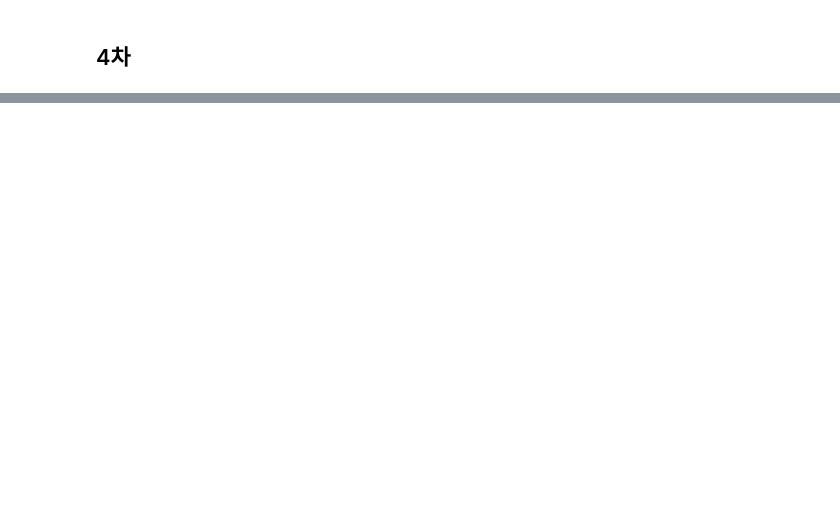
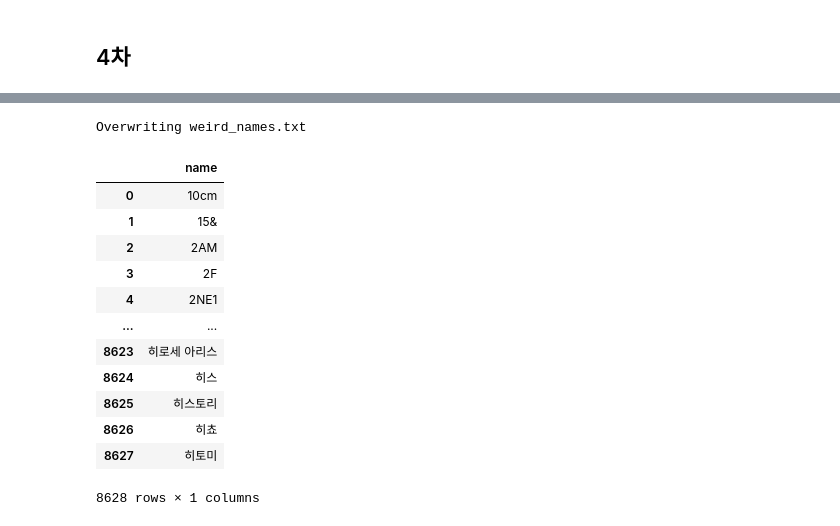
Before and after one commit to Insight-Sogang-Univ/CaptionTeam, a Jupyter notebook: name_crawling.ipynb, the cells around one changed output, grey strips where cells are left out. Cells and saved outputs as stored; diff of their text form; code cells hidden in the pictures; blank space fills up the shorter version.

```diff
--- a/name_crawling.ipynb
+++ b/name_crawling.ipynb
@@ -246,2 +246,28 @@ new_names
+# %%
+%%writefile weird_names.txt
+가린 가을 강성 강인 강철 검지 걸크러쉬 고수 구원 그리 기린 길 나라 나들 나무 나비 낯선 노루 노을 다이아 단발머리 달님 도끼 도하 디오 딸기우유 라도 라디 라마 레이 로운 리나 리아 리즈 말로 모닝 뮤지 미니 미소 미지 민트 바람 방대한 배너 백상 백호 범주 보나 보다 보람 블루 비니 비범 빛나 상추 서리 서린 선미 선율 소금 소나무 소소 소울 소원 수호 스무살 스카프 스티 승리 신비 신이 아름 아리 아이 아주 안나 엄지 여름 여리 여린 여운 예쁘다 오렌지 오리 온다 와우 요조 윙크 유일한 이걸 이나 이니 이런 이루 이상 이서 이유 일락 장미 장선 전율 정한 정화 주연 중대장 지니 천둥 최고 치타 크러쉬 태그 태미 테이 터치 파란 파라 퍼플 포텐 푸름 풋풋 프린스 하나 하루 한민 한해 화나 화사 힌트 힘찬
+# %% [output]
+Overwriting weird_names.txt
+# %%
+with open('weird_names.txt', 'r', encoding='utf-8') as f:
+    weirds = f.read().split()
+
+new_names = new_names[~new_names.name.isin(weirds)].reset_index(drop=True)
+new_names.to_csv('names.csv', index=False)
+new_names
+# %% [output]
+|  | name |
+| 0 | 10cm |
+| 1 | 15& |
+| 2 | 2AM |
+| 3 | 2F |
+| 4 | 2NE1 |
+| ... | ... |
+| 8623 | 히로세 아리스 |
+| 8624 | 히스 |
+| 8625 | 히스토리 |
+| 8626 | 히쵸 |
+| 8627 | 히토미 |
+8628 rows × 1 columns
 # %%
 new_names.to_csv('names.csv', index=False)
```
Also changed, not shown: parts of 12 cells of this notebook, 2 other files.
